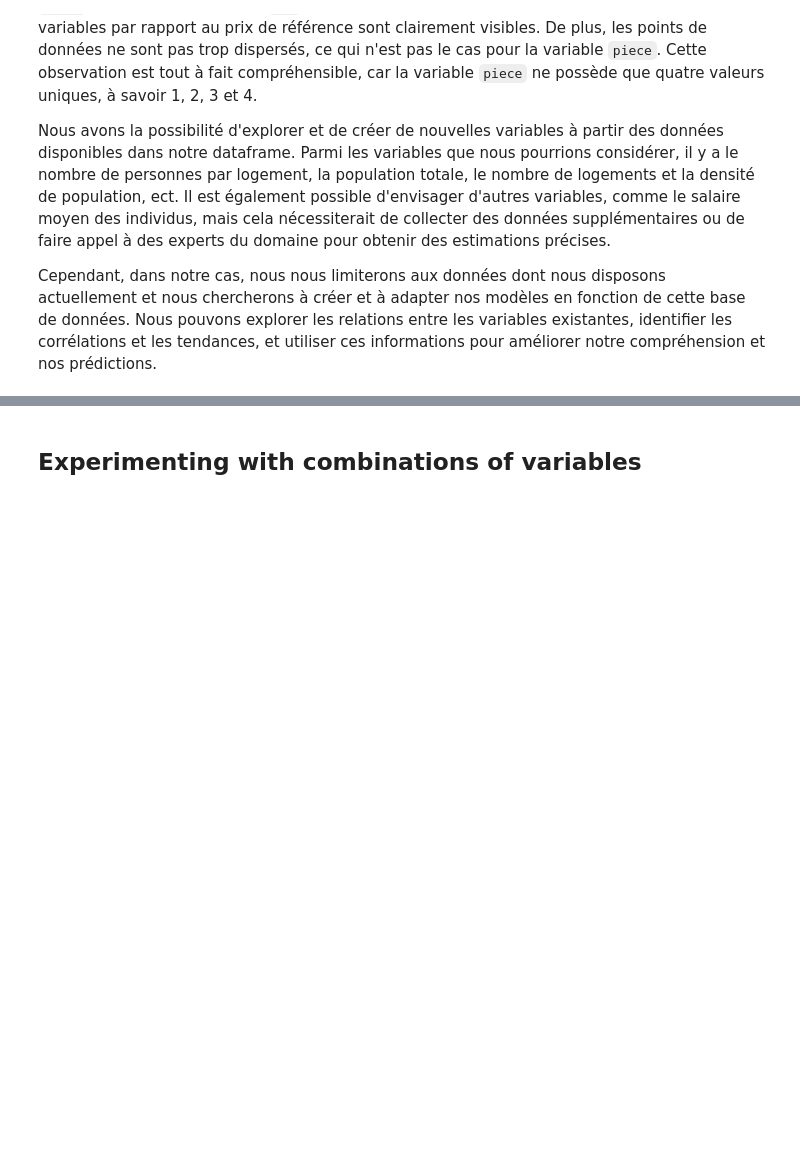
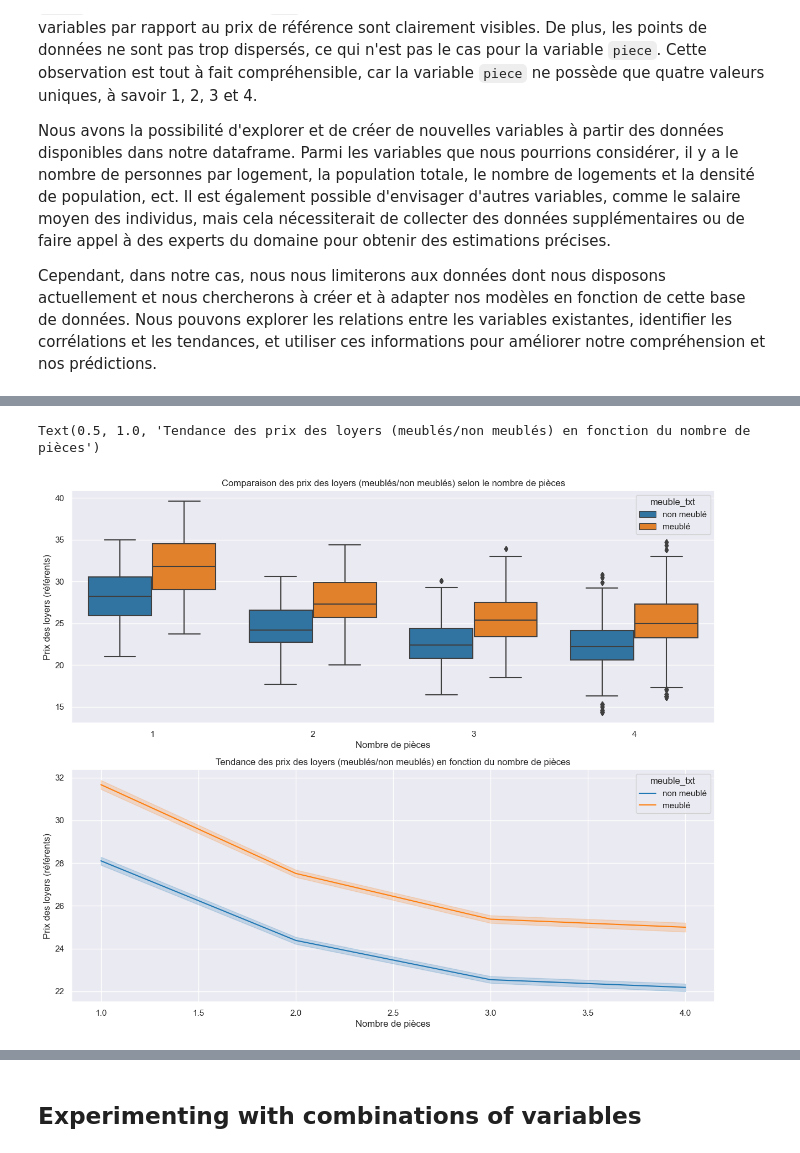
Before and after one commit to BranisGh/Data-Science-Projects, a Jupyter notebook: paris_housing.ipynb, the cells around one changed output, grey strips where cells are left out. Saved outputs shown, nothing was run; the diff lists cells and outputs as text; code cells hidden in the pictures; blank space fills up the shorter version.

```diff
--- a/paris_housing.ipynb
+++ b/paris_housing.ipynb
@@ -492,0 +537,18 @@ Cependant, dans notre cas, nous nous limiterons aux données dont nous disposons
+# %%
+fig, axes = plt.subplots(2, 1, figsize=(15, 12))
+ax1, ax2 = axes.flatten()
+
+# barplot
+sns.boxplot(data=gdf, x='piece', y='ref', hue='meuble_txt', ax=ax1)
+ax1.set_xlabel('Nombre de pièces')
+ax1.set_ylabel('Prix des loyers (référents)')
+ax1.set_title('Comparaison des prix des loyers (meublés/non meublés) selon le nombre de pièces')
+
+# boxplot
+sns.lineplot(data=gdf, x="piece", y="ref", hue="meuble_txt", ax=ax2)
+ax2.set_xlabel('Nombre de pièces')
+ax2.set_ylabel('Prix des loyers (référents)')
+ax2.set_title('Tendance des prix des loyers (meublés/non meublés) en fonction du nombre de pièces')
+# %% [output]
+Text(0.5, 1.0, 'Tendance des prix des loyers (meublés/non meublés) en fonction du nombre de pièces')
+[figure, added]
```
Also changed, not shown: parts of 8 cells of this notebook.
